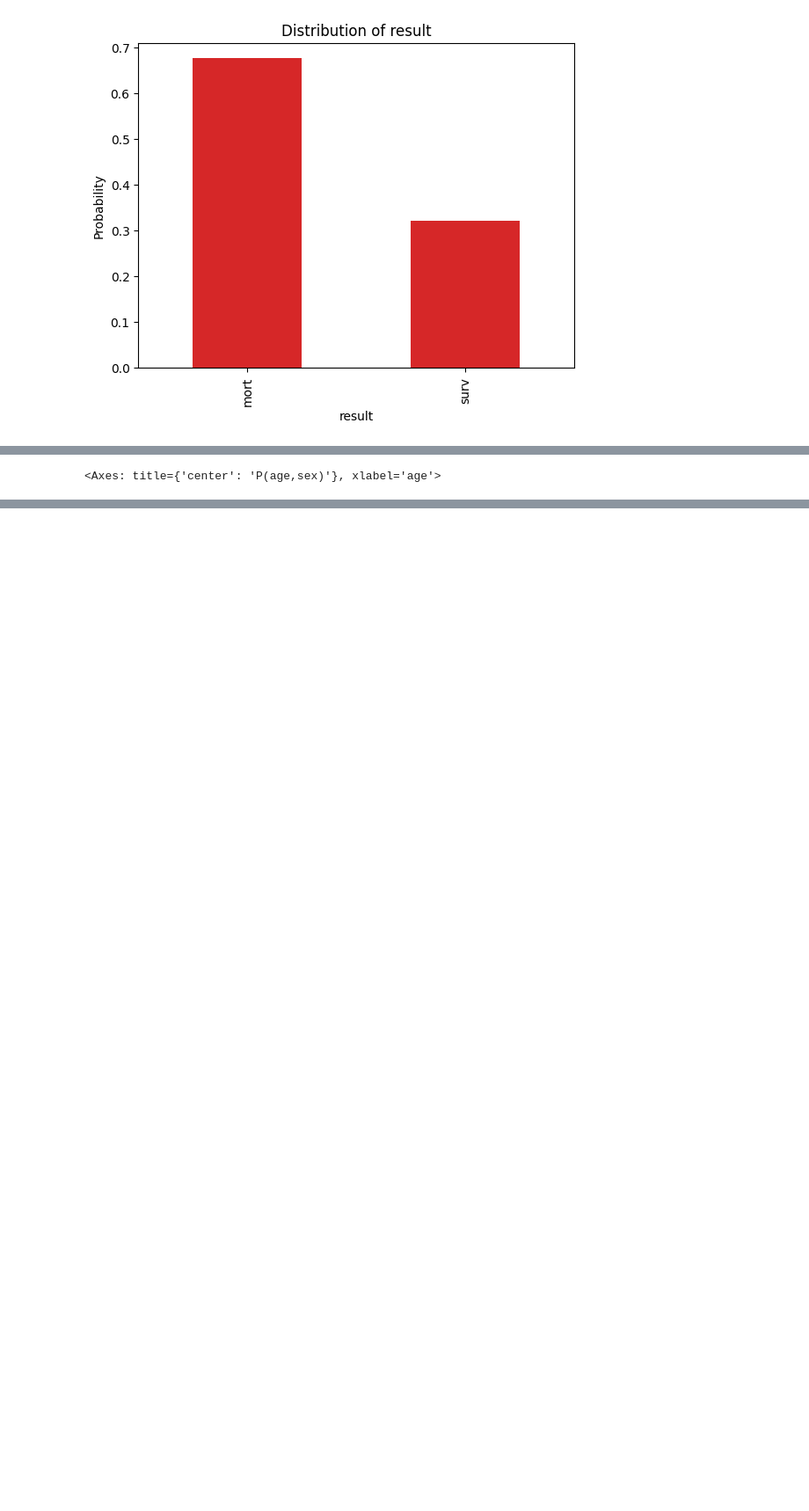
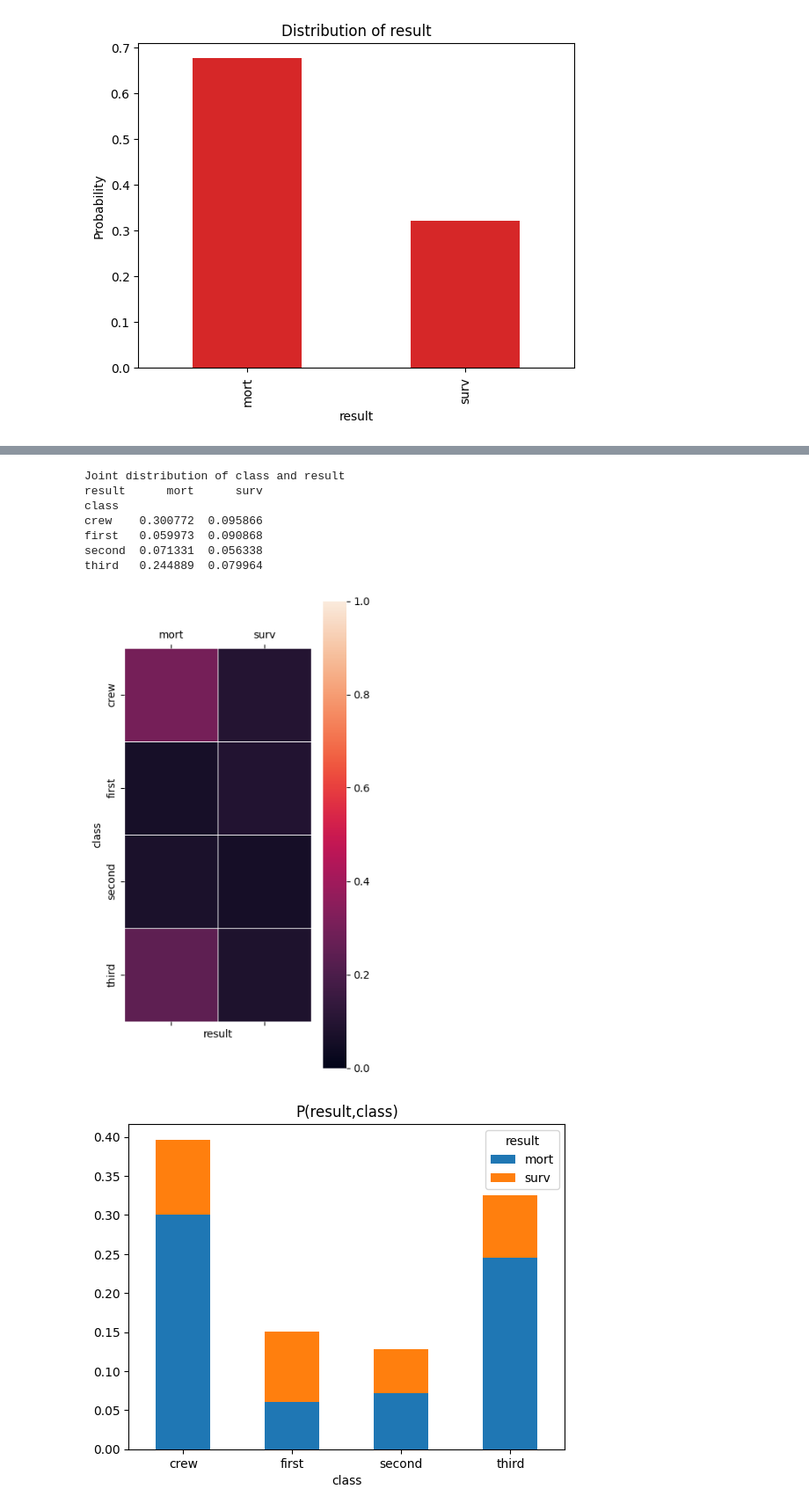
Before and after one commit to Arkanthara/data-mining, a Jupyter notebook: TP1a.ipynb, the cells around one changed output, grey strips where cells are left out. Shown at 88% size. Saved outputs shown, nothing was run; the diff lists cells and outputs as text; code cells hidden in the pictures; blank space fills up the shorter version.

```diff
--- a/TP1a.ipynb
+++ b/TP1a.ipynb
@@ -233,38 +298,67 @@ Display the joint distribution as a bar plot, how many ways are there to do such
 ###################################
 ## Joint distribution
 ###################################
-
-#TODO: the same thing with class and result !!!!
 
 jointDistribution = pd.crosstab(index=myDataDisc['sex'], columns=myDataDisc['age'],normalize='all')
 print("Joint distribution of sex and age")
 print(jointDistribution)
 plt.matshow(jointDistribution)
 
 ## Joint distribution WITHOUT using normalize
 ########## YOUR CODE HERE ##########
 
 contingencyTable = pd.crosstab(index=myDataDisc['sex'], columns=myDataDisc['age'])
 jointDistribution_2 = contingencyTable/contingencyTable.sum().sum()
 
 ## Prove that show that the result obtained is the same than the result obtained with normalize
 pd.testing.assert_frame_equal(jointDistribution, jointDistribution_2)
 
 #Heatmap of the joint distribution
 ax = sns.heatmap(jointDistribution, linewidth=0.5, vmin=0, vmax=1)
 plt.show()
 
 # Creating barplot of the joint distribution, taking class as a reference
 jointDistribution.plot(kind="bar", stacked=True, rot=0, title="P(age,sex)")
+plt.show()
 # Or taking result as a reference
 jointDistribution.transpose().plot(kind="bar", stacked=True, rot=0, title="P(age,sex)")
+plt.show()
+
+###################################################################
+## Joint distribution for class and result WITHOUT using normalize
+###################################################################
+
+contingencyTable = pd.crosstab(index=myDataDisc['class'], columns=myDataDisc['result'])
+print("Joint distribution of class and result")
+jointDistribution = contingencyTable/contingencyTable.sum().sum()
+print(jointDistribution)
+plt.matshow(jointDistribution)
+
+#Heatmap of the joint distribution
+ax = sns.heatmap(jointDistribution, linewidth=0.5, vmin=0, vmax=1)
+plt.show()
+
+# Creating barplot of the joint distribution, taking class as a reference
+jointDistribution.plot(kind="bar", stacked=True, rot=0, title="P(result,class)")
+plt.show()
+# Or taking result as a reference
+jointDistribution.transpose().plot(kind="bar", stacked=True, rot=0, title="P(result,class)")
+plt.show()
 # %% [output]
 Joint distribution of sex and age
 age       adu       enf
 sex
 f    0.182644  0.022717
 m    0.763289  0.031349
 [figure]
-<Axes: title={'center': 'P(age,sex)'}, xlabel='age'>
 [figure]
 [figure]
+Joint distribution of class and result
+result      mort      surv
+class
+crew    0.300772  0.095866
+first   0.059973  0.090868
+second  0.071331  0.056338
+third   0.244889  0.079964
+[figure, added]
+[figure, added]
```
Also changed, not shown: parts of 11 cells of this notebook.
